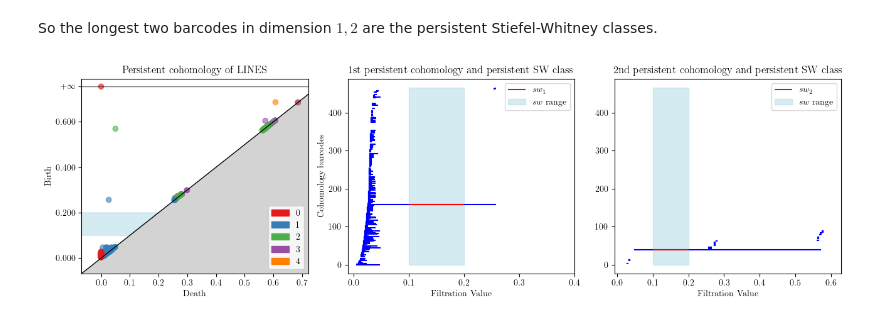
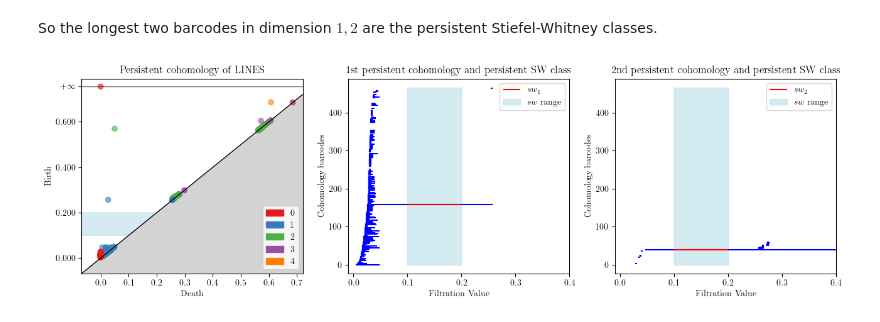
Before and after one commit to Dongwoo-Gang/sw-using-wu, a Jupyter notebook: lines_rp2.ipynb, the cells around one changed output. Cells and saved outputs as stored; diff of their text form; code cells hidden in the pictures.

```diff
--- a/lines_rp2.ipynb
+++ b/lines_rp2.ipynb
@@ -89,31 +89,32 @@ cdgms = d.init_diagrams(cm,f)
 # %%
 fig, axes = plt.subplots(1, 3, figsize=(13, 4))
 
 gd.plot_persistence_diagram(diag,axes=axes[0])
 axes[0].set_title("Persistent cohomology of LINES")
 axes[0].fill([-0.1,-0.1,t,s],[s,t,t,s], color = 'lightblue', alpha=0.5, label = 'SW range')
 axes[0].set_xlabel('Death',size=10)
 axes[0].set_ylabel('Birth',size=10)
 #axes[0].legend()
 
 d.plot.plot_bars(cdgms[1],ax=axes[1])
 axes[1].hlines(idx1,s,t,colors="red",label="$sw_1$")
 axes[1].set_title("1st persistent cohomology and persistent SW class")
 axes[1].fill([s,s,t,t],[0,len(cdgms[1]),len(cdgms[1]),0], color = 'lightblue', alpha=0.5, label = '$sw$ range')
 axes[1].set_xlabel('Filtration Value')
 axes[1].set_xlim(-0.01,0.4)
 axes[1].set_ylabel('Cohomology barcodes')
 axes[1].legend()
 
 d.plot.plot_bars(cdgms[2],ax=axes[2])
 axes[2].hlines(idx2,s,t,color = 'red', label = '$sw_2$')
 axes[2].set_title("2nd persistent cohomology and persistent SW class")
 axes[2].fill([s,s,t,t],[0,len(cdgms[1]),len(cdgms[1]),0], color = 'lightblue', alpha=0.5, label = '$sw$ range')
 axes[2].set_xlabel('Filtration Value')
-axes[1].set_xlim(-0.01,0.4)
+axes[2].set_xlim(-0.01,0.4)
+axes[2].set_ylabel('Cohomology barcodes')
 axes[2].legend()
 
 fig.tight_layout()
 fig.savefig("fig2.pdf",format="pdf")
 # %% [output]
-[figure, old version]
+[figure, new version]
```
Also changed, not shown: 1 other file.
